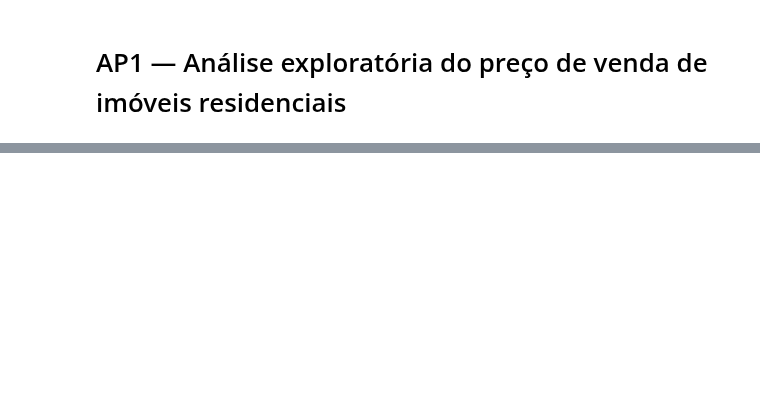
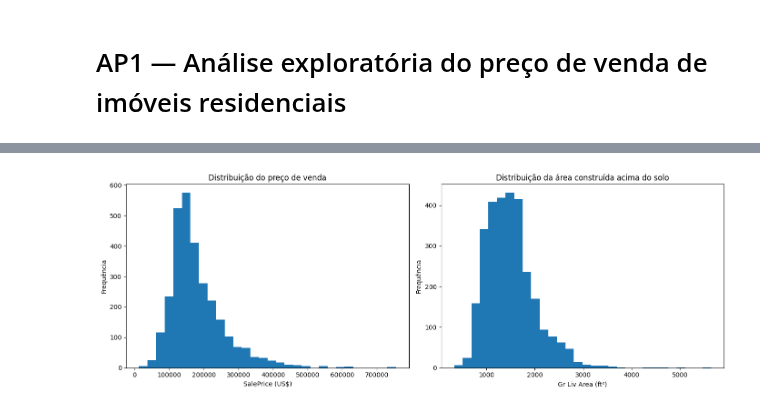
Before and after one commit to Luisao2007/met-quant-trabalho, a Jupyter notebook: notebooks/ap1.ipynb, the cells around one changed output, grey strips where cells are left out. Cells and saved outputs as stored; diff of their text form; code cells hidden in the pictures; blank space fills up the shorter version.

```diff
--- a/notebooks/ap1.ipynb
+++ b/notebooks/ap1.ipynb
@@ -54,0 +207,18 @@ memory usage: 1.8+ MB
+# %%
+# Histogramas — uma figura com dois painéis
+fig, axes = plt.subplots(1, 2, figsize=(14, 5))
+
+axes[0].hist(df["SalePrice"], bins=30)
+axes[0].set_title("Distribuição do preço de venda")
+axes[0].set_xlabel("SalePrice (US$)")
+axes[0].set_ylabel("Frequência")
+
+axes[1].hist(df["Gr Liv Area"], bins=30)
+axes[1].set_title("Distribuição da área construída acima do solo")
+axes[1].set_xlabel("Gr Liv Area (ft²)")
+axes[1].set_ylabel("Frequência")
+
+plt.tight_layout()
+plt.show()
+# %% [output]
+[figure, added]
```
Also changed, not shown: parts of 46 cells of this notebook.
